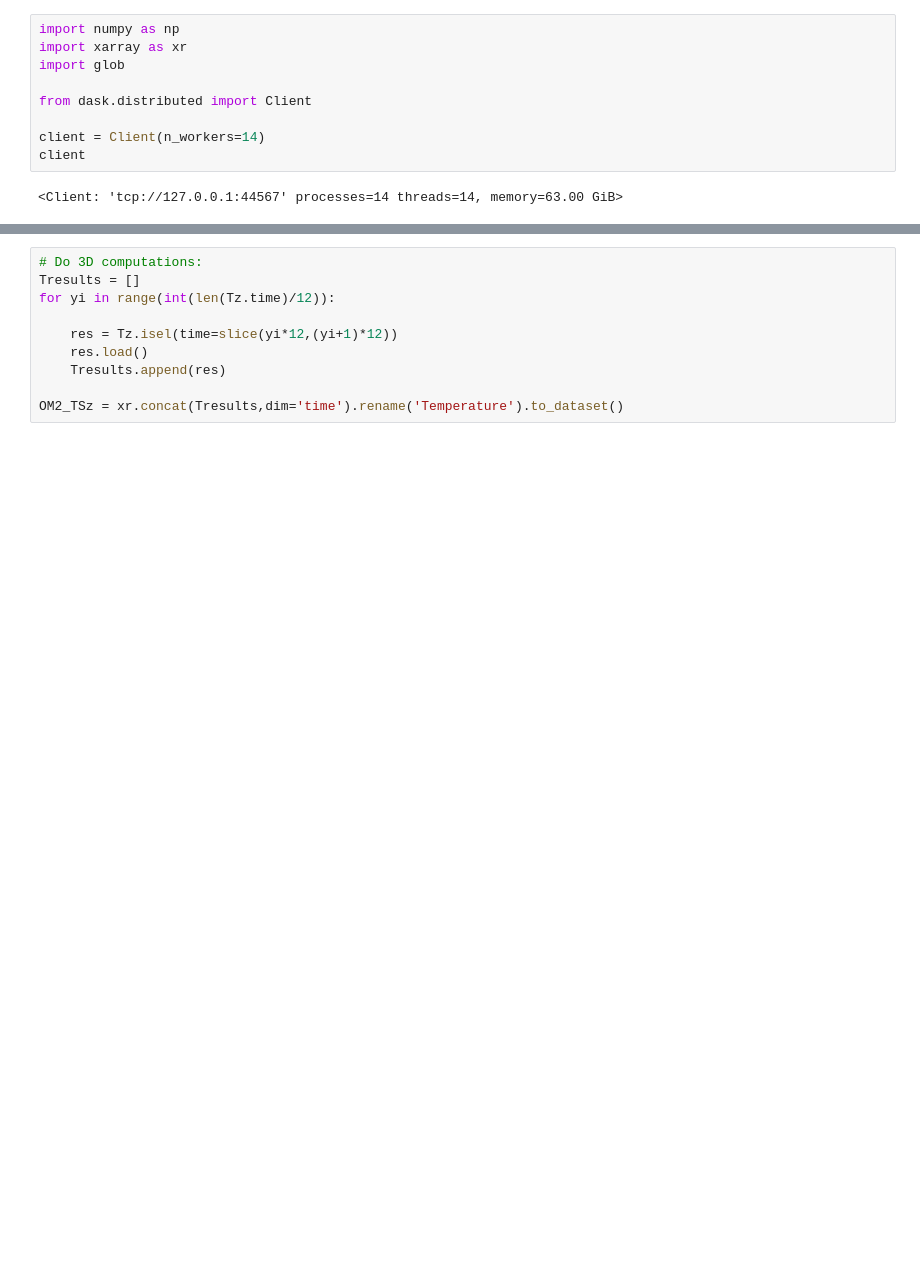
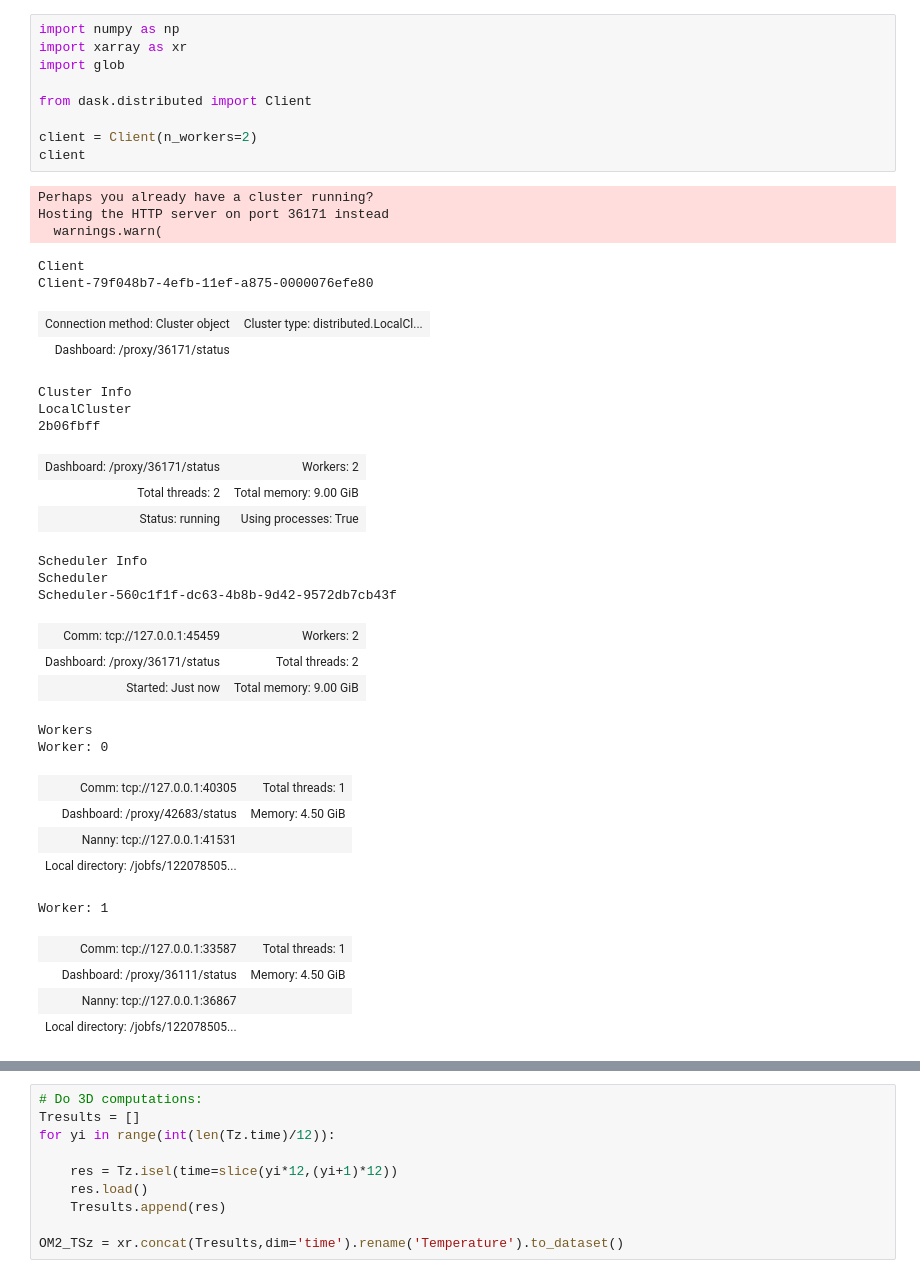
Before and after one commit to rmholmes/cosima-scripts, a Jupyter notebook: Dask_Example_for_Morwenna.ipynb, the cells around one changed output, grey strips where cells are left out. Drawn from its saved outputs; the diff is of its cells as text; blank space fills up the shorter version.

```diff
--- a/Dask_Example_for_Morwenna.ipynb
+++ b/Dask_Example_for_Morwenna.ipynb
@@ -1,14 +1,43 @@
 # %%
 import numpy as np
 import xarray as xr
 import glob
 
 from dask.distributed import Client
 
-client = Client(n_workers=14)
+client = Client(n_workers=2)
 client
 # %% [output]
-<Client: 'tcp://127.0.0.1:44567' processes=14 threads=14, memory=63.00 GiB>
+Perhaps you already have a cluster running?
+Hosting the HTTP server on port 36171 instead
+  warnings.warn(
+Client
+Client-79f048b7-4efb-11ef-a875-0000076efe80
+| Connection method: Cluster object | Cluster type: distributed.LocalCl... |
+| Dashboard: /proxy/36171/status |  |
+Cluster Info
+LocalCluster
+2b06fbff
+| Dashboard: /proxy/36171/status | Workers: 2 |
+| Total threads: 2 | Total memory: 9.00 GiB |
+| Status: running | Using processes: True |
+Scheduler Info
+Scheduler
+Scheduler-560c1f1f-dc63-4b8b-9d42-9572db7cb43f
+| Comm: tcp://127.0.0.1:45459 | Workers: 2 |
+| Dashboard: /proxy/36171/status | Total threads: 2 |
+| Started: Just now | Total memory: 9.00 GiB |
+Workers
+Worker: 0
+| Comm: tcp://127.0.0.1:40305 | Total threads: 1 |
+| Dashboard: /proxy/42683/status | Memory: 4.50 GiB |
+| Nanny: tcp://127.0.0.1:41531 |  |
+| Local directory: /jobfs/122078505... |  |
+Worker: 1
+| Comm: tcp://127.0.0.1:33587 | Total threads: 1 |
+| Dashboard: /proxy/36111/status | Memory: 4.50 GiB |
+| Nanny: tcp://127.0.0.1:36867 |  |
+| Local directory: /jobfs/122078505... |  |
 # %%
 base = '/g/data/ik11/outputs/access-om2-025/025deg_era5_iaf'
 
```
Also changed, not shown: parts of 2 cells of this notebook, 11 other files.
